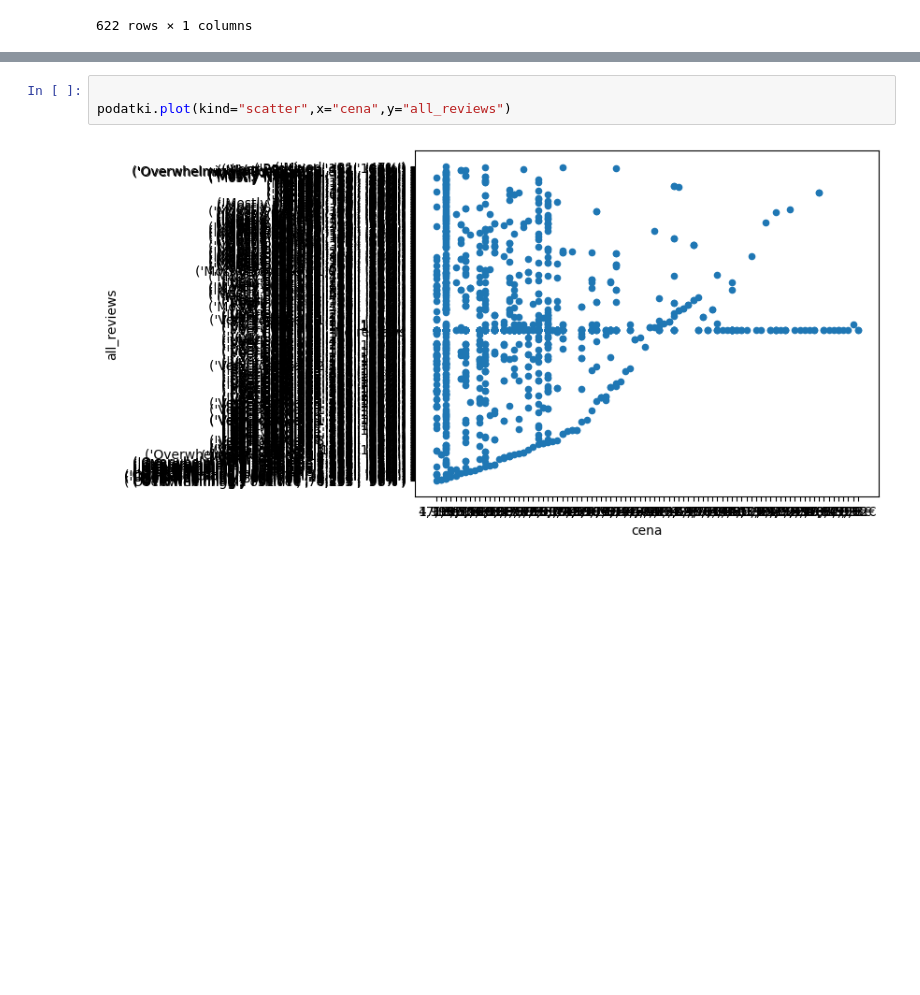
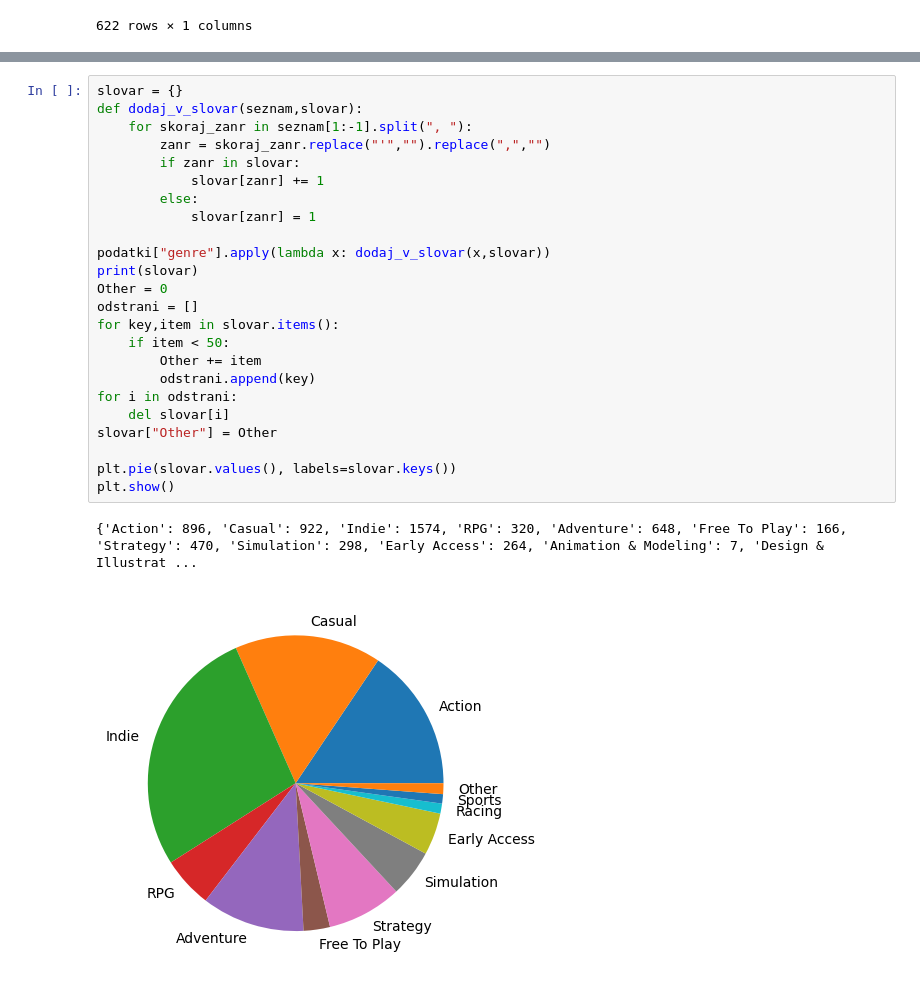
Before and after one commit to MatejFMF/GodotAnalizaPodatkov, a Jupyter notebook: analiza.ipynb, the cells around one changed output, grey strips where cells are left out. Drawn from its saved outputs; the diff is of its cells as text; blank space fills up the shorter version.

Commit message:
Dodal žanre in ne igre, odstranil odvečni nedokončani graf

```diff
--- a/analiza.ipynb
+++ b/analiza.ipynb
@@ -82,5 +82,27 @@ datumi.groupby("release_date").size().plot.bar(xlabel="Release date")
-# %%
-
-podatki.plot(kind="scatter",x="cena",y="all_reviews")
-# %% [output]
-[figure, removed]
+# %%
+slovar = {}
+def dodaj_v_slovar(seznam,slovar):
+    for skoraj_zanr in seznam[1:-1].split(", "):
+        zanr = skoraj_zanr.replace("'","").replace(",","")
+        if zanr in slovar:
+            slovar[zanr] += 1
+        else:
+            slovar[zanr] = 1
+
+podatki["genre"].apply(lambda x: dodaj_v_slovar(x,slovar))
+print(slovar)
+Other = 0
+odstrani = []
+for key,item in slovar.items():
+    if item < 50:
+        Other += item
+        odstrani.append(key)
+for i in odstrani:
+    del slovar[i]
+slovar["Other"] = Other
+
+plt.pie(slovar.values(), labels=slovar.keys())
+plt.show()
+# %% [output]
+{'Action': 896, 'Casual': 922, 'Indie': 1574, 'RPG': 320, 'Adventure': 648, 'Free To Play': 166, 'Strategy': 470, 'Simulation': 298, 'Early Access': 264, 'Animation & Modeling': 7, 'Design & Illustrat ...
+[figure, added]
```
Also changed, not shown: parts of 2 cells of this notebook.
